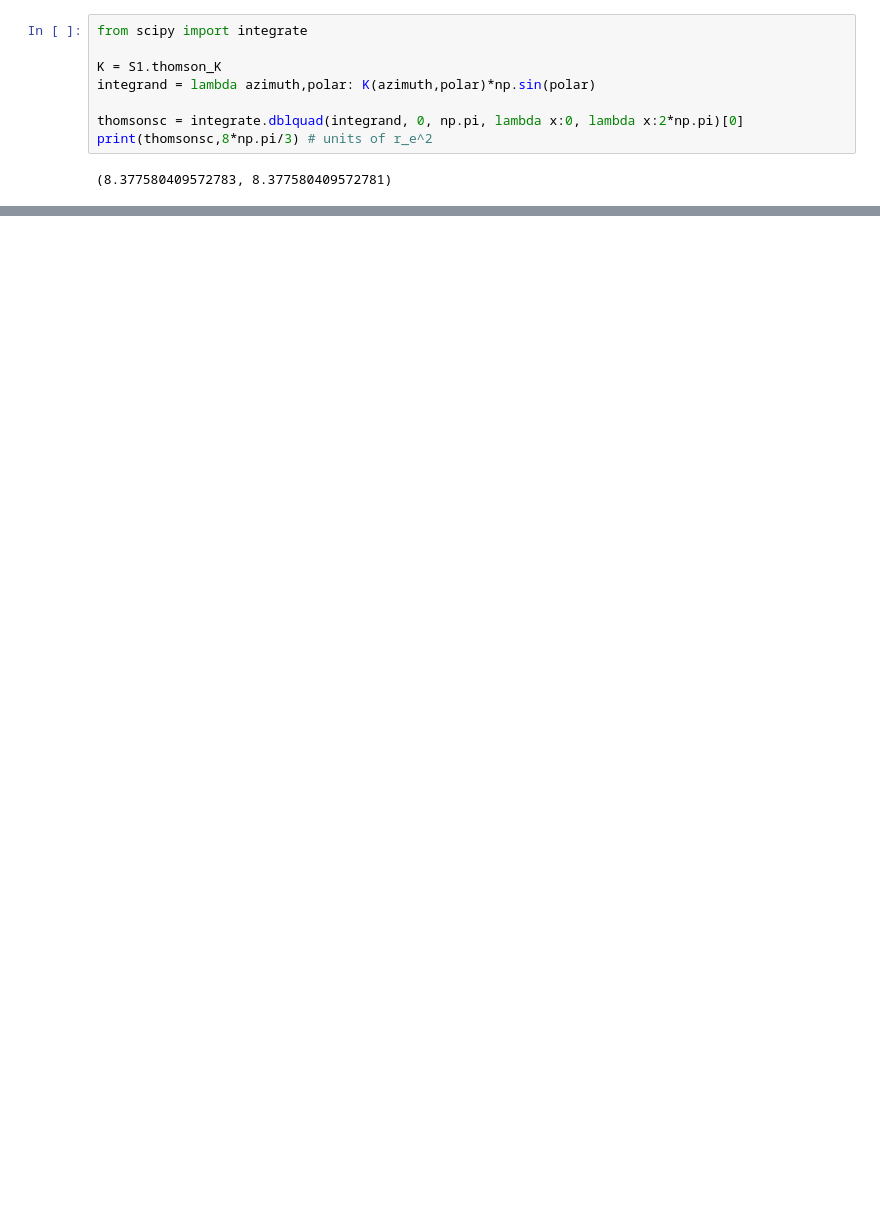
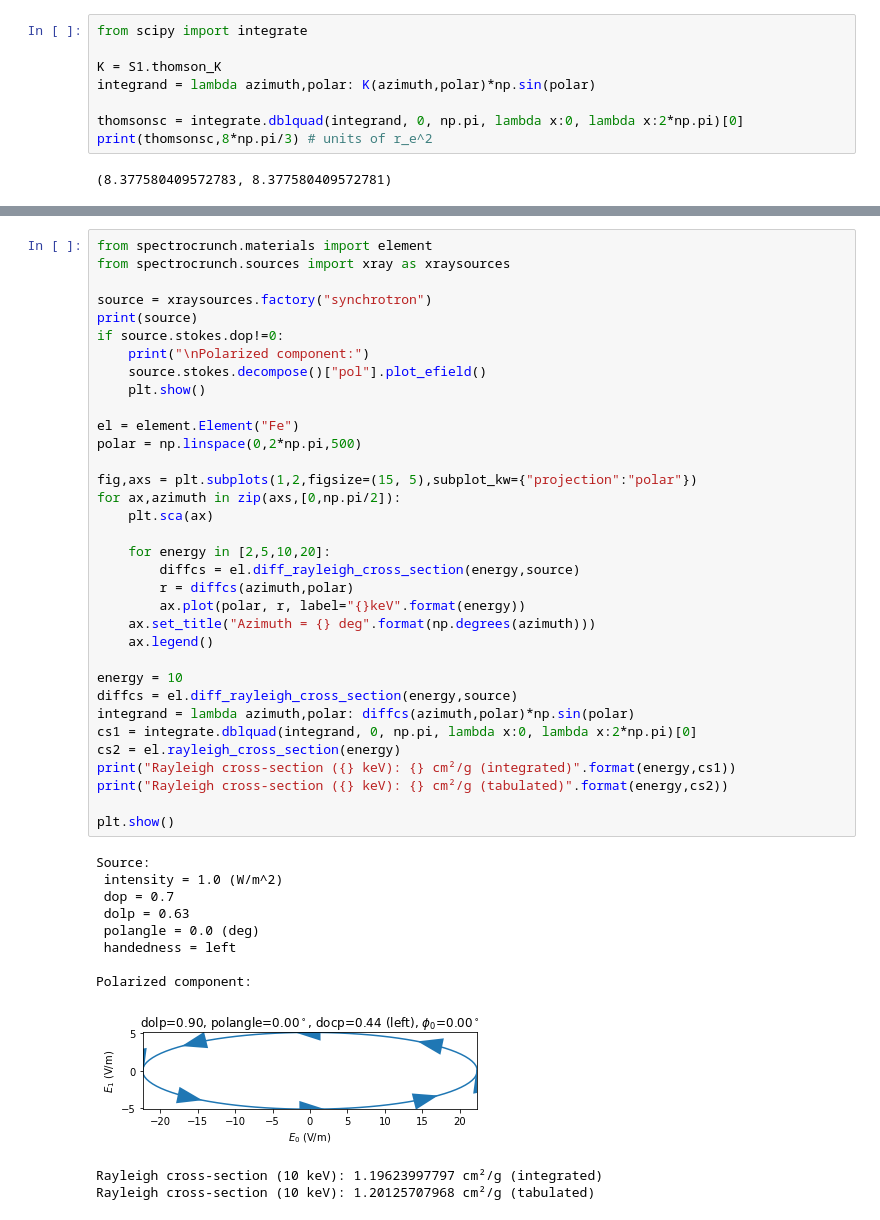
Before and after one commit to woutdenolf/spectrocrunch, a Jupyter notebook: doc/source/tutorials/polarization.ipynb, the cells around one changed output, grey strips where cells are left out. Cells and saved outputs as stored; diff of their text form; blank space fills up the shorter version.

```diff
--- a/doc/source/tutorials/polarization.ipynb
+++ b/doc/source/tutorials/polarization.ipynb
@@ -310,0 +359,46 @@ print(thomsonsc,8*np.pi/3) # units of r_e^2
+# %%
+from spectrocrunch.materials import element
+from spectrocrunch.sources import xray as xraysources
+
+source = xraysources.factory("synchrotron")
+print(source)
+if source.stokes.dop!=0:
+    print("\nPolarized component:")
+    source.stokes.decompose()["pol"].plot_efield()
+    plt.show()
+
+el = element.Element("Fe")
+polar = np.linspace(0,2*np.pi,500)
+
+fig,axs = plt.subplots(1,2,figsize=(15, 5),subplot_kw={"projection":"polar"})
+for ax,azimuth in zip(axs,[0,np.pi/2]):
+    plt.sca(ax)
+
+    for energy in [2,5,10,20]:
+        diffcs = el.diff_rayleigh_cross_section(energy,source)
+        r = diffcs(azimuth,polar)
+        ax.plot(polar, r, label="{}keV".format(energy))
+    ax.set_title("Azimuth = {} deg".format(np.degrees(azimuth)))
+    ax.legend()
+
+energy = 10
+diffcs = el.diff_rayleigh_cross_section(energy,source)
+integrand = lambda azimuth,polar: diffcs(azimuth,polar)*np.sin(polar)
+cs1 = integrate.dblquad(integrand, 0, np.pi, lambda x:0, lambda x:2*np.pi)[0]
+cs2 = el.rayleigh_cross_section(energy)
+print("Rayleigh cross-section ({} keV): {} cm²/g (integrated)".format(energy,cs1))
+print("Rayleigh cross-section ({} keV): {} cm²/g (tabulated)".format(energy,cs2))
+
+plt.show()
+# %% [output]
+Source:
+ intensity = 1.0 (W/m^2)
+ dop = 0.7
+ dolp = 0.63
+ polangle = 0.0 (deg)
+ handedness = left
+
+Polarized component:
+[figure, added]
+Rayleigh cross-section (10 keV): 1.19623997797 cm²/g (integrated)
+Rayleigh cross-section (10 keV): 1.20125707968 cm²/g (tabulated)
```
Also changed, not shown: parts of 17 cells of this notebook, 9 other files.
